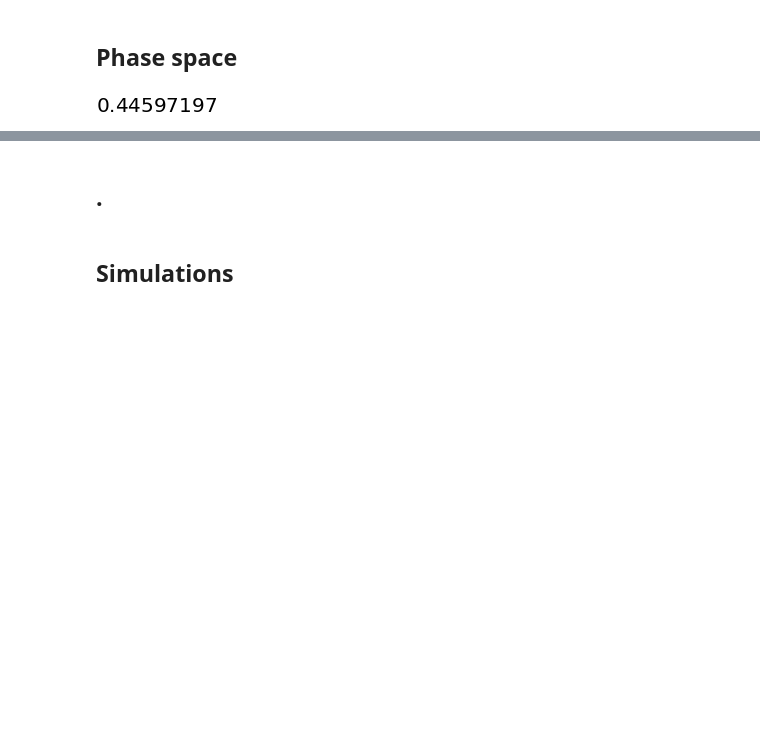
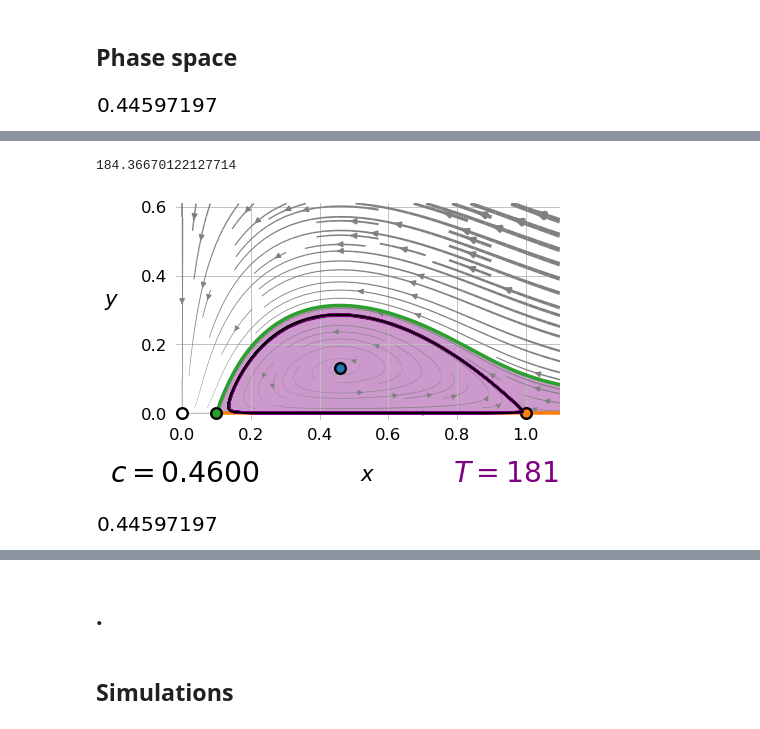
Before and after one commit to tfiers/strogatz, a Jupyter notebook: notebooks/3_Predator_prey.ipynb, the cells around one changed output, grey strips where cells are left out. Cells and saved outputs as stored; diff of their text form; code cells hidden in the pictures; blank space fills up the shorter version.

```diff
--- a/notebooks/3_Predator_prey.ipynb
+++ b/notebooks/3_Predator_prey.ipynb
@@ -376,4 +338,73 @@ print(ix_0, ix_f, period)
-# %%
-def get_closed_orbit(x0, y0, cc):
-    _, xx, yy = sim2(cc=cc, x0=0.6, y0=0.05, fwd=True)
+# %%
+def plot_grid(cc):
+    grid = get_grid(cc)
+    fig, ax = streamplot(*grid, speed=1, lw_0=0.2, figsize=(6,4), color='grey')
+    xlim = ax.get_xlim()
+    ylim = ax.get_ylim()
+    fp_colors = ('white', 'C1', 'C2', 'C0')
+    lc_color = 'purple'
+    x_sep = None
+    y_sep = None
+
+    # Separatrices
+    for fp_num in reversed((1,2)):
+        inits = get_unstable_inits(cc, fp_num)
+        if inits is not None:
+            for x0, y0 in inits:
+                if (x0 >= 0) and (y0 >= 0):
+                    _, x, y = sim2(cc=cc, x0=x0, y0=y0, fwd=False)
+                    ax.plot(x, y, lw=3, color=fp_colors[fp_num])
+                    if fp_num == 2:
+                        x_sep, y_sep = x, y
+
+    # FP dots
+    for (x, y), color in zip(eval_fp(cc), fp_colors):
+        ax.plot(x, y, '.', ms=18, c=color, markeredgewidth=2, markeredgecolor='k')
+
+    # Limit cycle
+    if c_heterocline < cc < 0.55:
+        period, x_orbit, y_orbit = get_closed_orbit(cc)
+        fig.text(0.94, 0.05, f'$T = {float(period):.3g}$', fontsize=24, color='purple', ha='right')
+        ax.plot(x_orbit, y_orbit, color=lc_color)
+
+    # Basin of attraction
+    if cc > 1:
+        ax.fill_between(x_sep, y1=y_sep, y2=0, alpha=0.4, color=fp_colors[1])
+    elif cc >= 0.55:
+        ax.fill_between(x_sep, y1=y_sep, y2=0, alpha=0.4, color=fp_colors[3])
+    elif cc >= c_heterocline:
+        ax.fill_between(x_sep, y1=y_sep, y2=0, alpha=0.4, color=lc_color)
+
+    ax.set_xlim(-0.019, xlim[-1])
+    ax.set_ylim(-0.019, ylim[-1])
+    ax.set_xlabel('$x$')
+    ax.set_ylabel('$y$', rotation=0, ha='right')
+    fig.text(0.06, 0.05, f'$c = {float(cc):.4f}$', fontsize=24)
+    return fig, ax
+
+
+def plot_traj(ax, cc, x0, y0):
+    _, xx, yy = sim2(cc, x0, y0, fwd=True, t_span=(0.01, 300), N_eval=4000)
+    ax.plot(x0, y0, '.', color='black')
+    ax.plot(xx, yy, color='black', lw=1)
+
+
+def phase_filename(cc):
+    cc = float(cc)
+    return f'phase_space_{cc:.4f}'.replace('.','')
+
+
+cc = 0.46
+fig, ax = plot_grid(cc=cc)
+# plot_traj(ax, cc, 0.6, 0.1)
+period, x_orbit, y_orbit = get_closed_orbit(cc, 0.6, 0.1)
+ax.plot(x_orbit, y_orbit, color='black', lw=1)
+print(period)
+# %% [output]
+184.36670122127714
+[figure, added]
+# %%
+c_heterocline
+# %% [output]
+[figure, added]
 # %%
```
Also changed, not shown: parts of 3 cells of this notebook, 36 other files.
